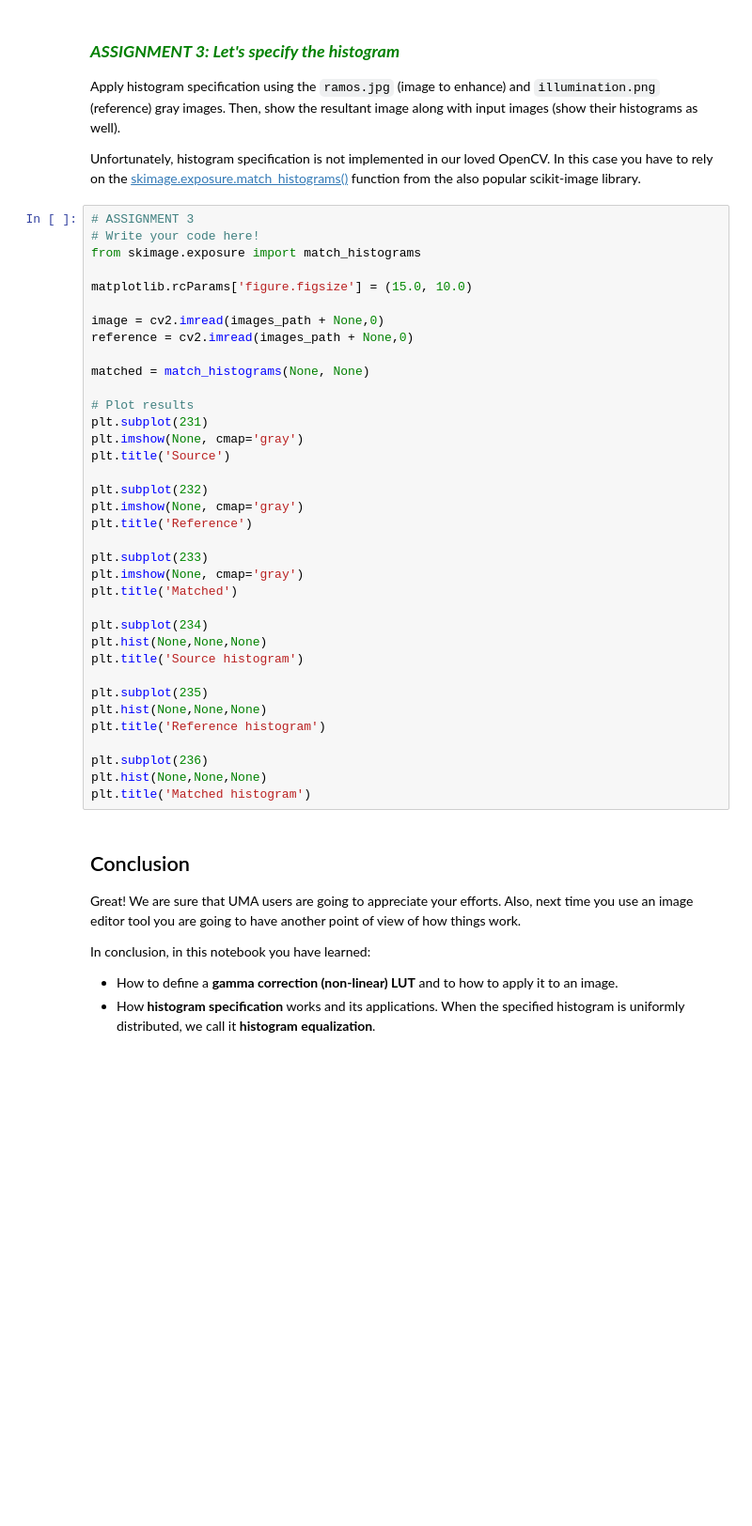
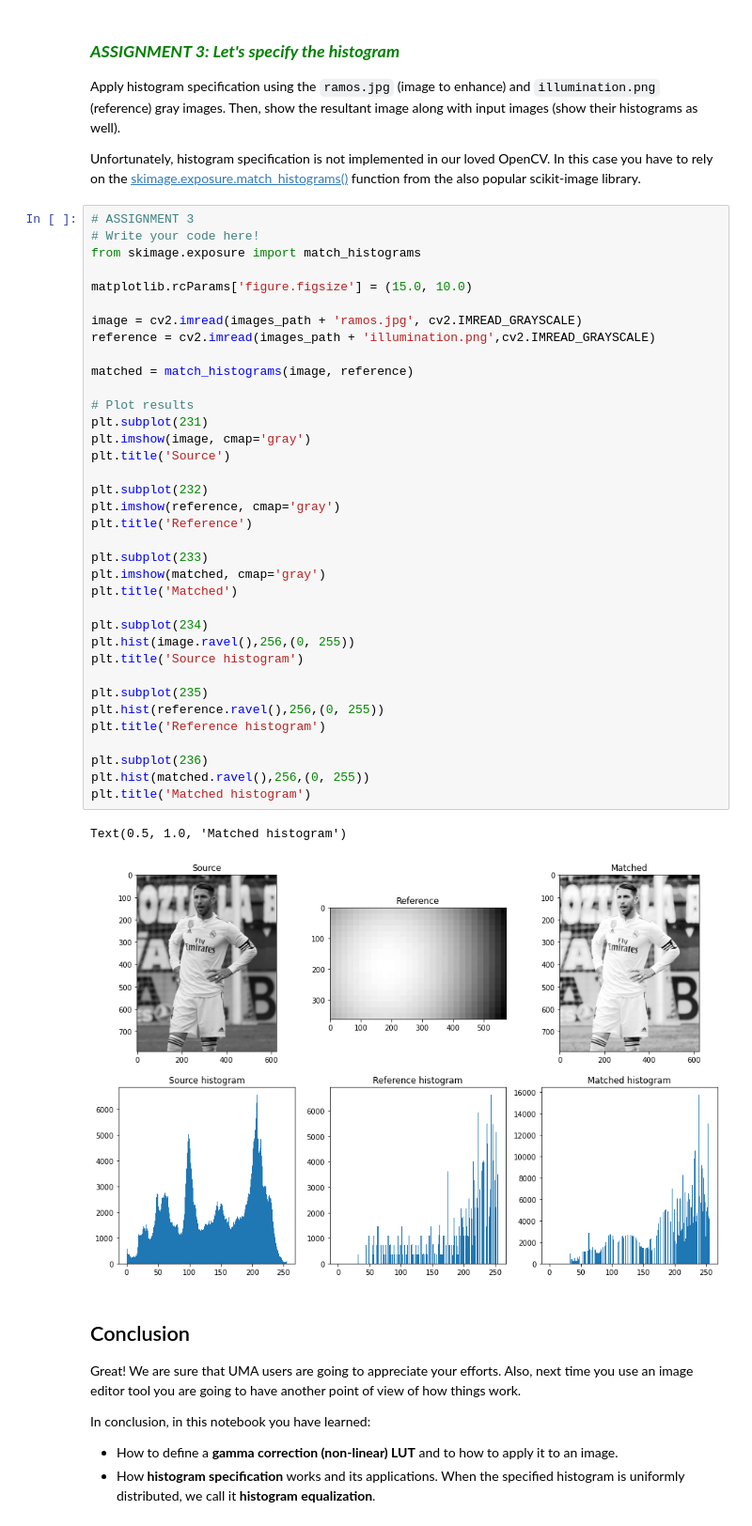
Before and after one commit to CarlosRA97/uma_cv_2022, a Jupyter notebook: Chapter 02. Image processing/2.3 Image enhancement.ipynb, the cells around one changed output. Shown: that part at 94% size. Saved outputs shown, nothing was run; the diff lists cells and outputs as text; blank space fills up the shorter version.

```diff
--- a/Chapter 02. Image processing/2.3 Image enhancement.ipynb
+++ b/Chapter 02. Image processing/2.3 Image enhancement.ipynb
@@ -308,39 +322,42 @@ Unfortunately, histogram specification is not implemented in our loved OpenCV. I
 # %%
 # ASSIGNMENT 3
 # Write your code here!
 from skimage.exposure import match_histograms
 
 matplotlib.rcParams['figure.figsize'] = (15.0, 10.0)
 
-image = cv2.imread(images_path + None,0)
-reference = cv2.imread(images_path + None,0)
+image = cv2.imread(images_path + 'ramos.jpg', cv2.IMREAD_GRAYSCALE)
+reference = cv2.imread(images_path + 'illumination.png',cv2.IMREAD_GRAYSCALE)
 
-matched = match_histograms(None, None)
+matched = match_histograms(image, reference)
 
 # Plot results
 plt.subplot(231)
-plt.imshow(None, cmap='gray')
+plt.imshow(image, cmap='gray')
 plt.title('Source')
 
 plt.subplot(232)
-plt.imshow(None, cmap='gray')
+plt.imshow(reference, cmap='gray')
 plt.title('Reference')
 
 plt.subplot(233)
-plt.imshow(None, cmap='gray')
+plt.imshow(matched, cmap='gray')
 plt.title('Matched')
 
 plt.subplot(234)
-plt.hist(None,None,None)
+plt.hist(image.ravel(),256,(0, 255))
 plt.title('Source histogram')
 
 plt.subplot(235)
-plt.hist(None,None,None)
+plt.hist(reference.ravel(),256,(0, 255))
 plt.title('Reference histogram')
 
 plt.subplot(236)
-plt.hist(None,None,None)
+plt.hist(matched.ravel(),256,(0, 255))
 plt.title('Matched histogram')
+# %% [output]
+Text(0.5, 1.0, 'Matched histogram')
+[figure, added]
 # %% [markdown]
 ## Conclusion
 
```
Also changed, not shown: parts of 5 cells of this notebook.
